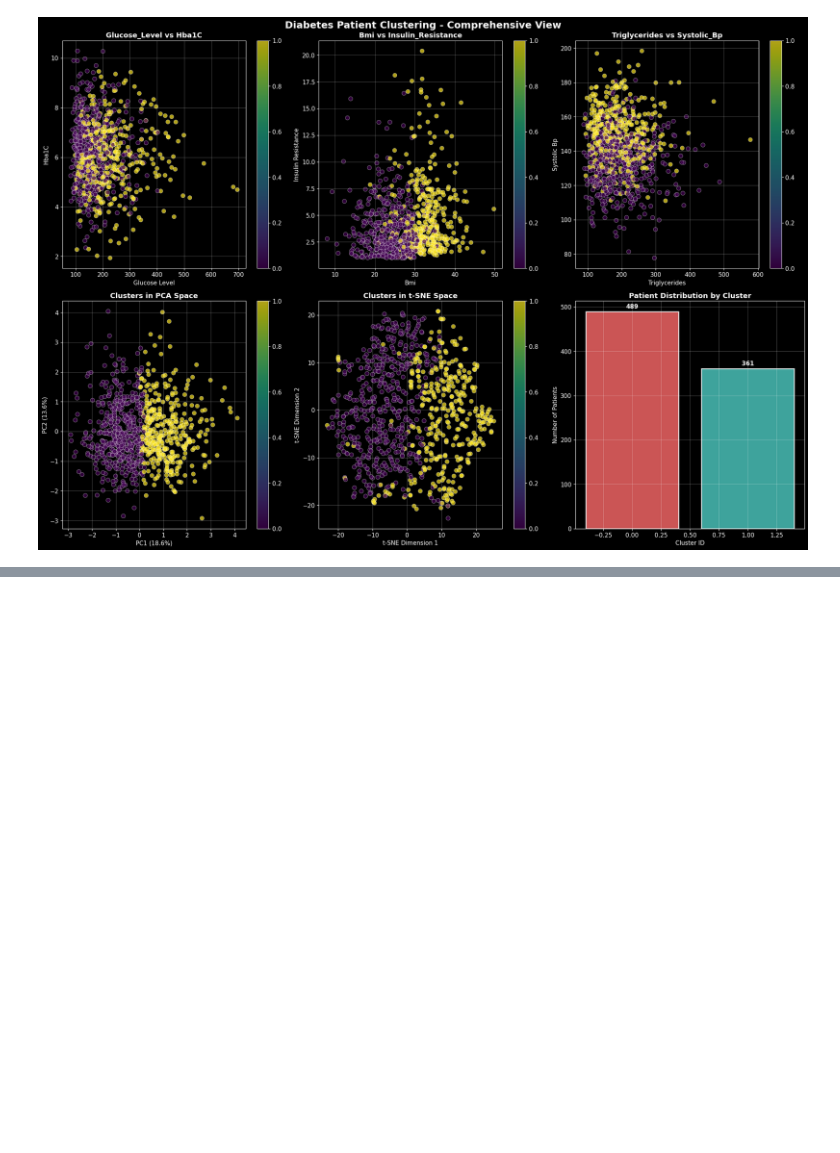
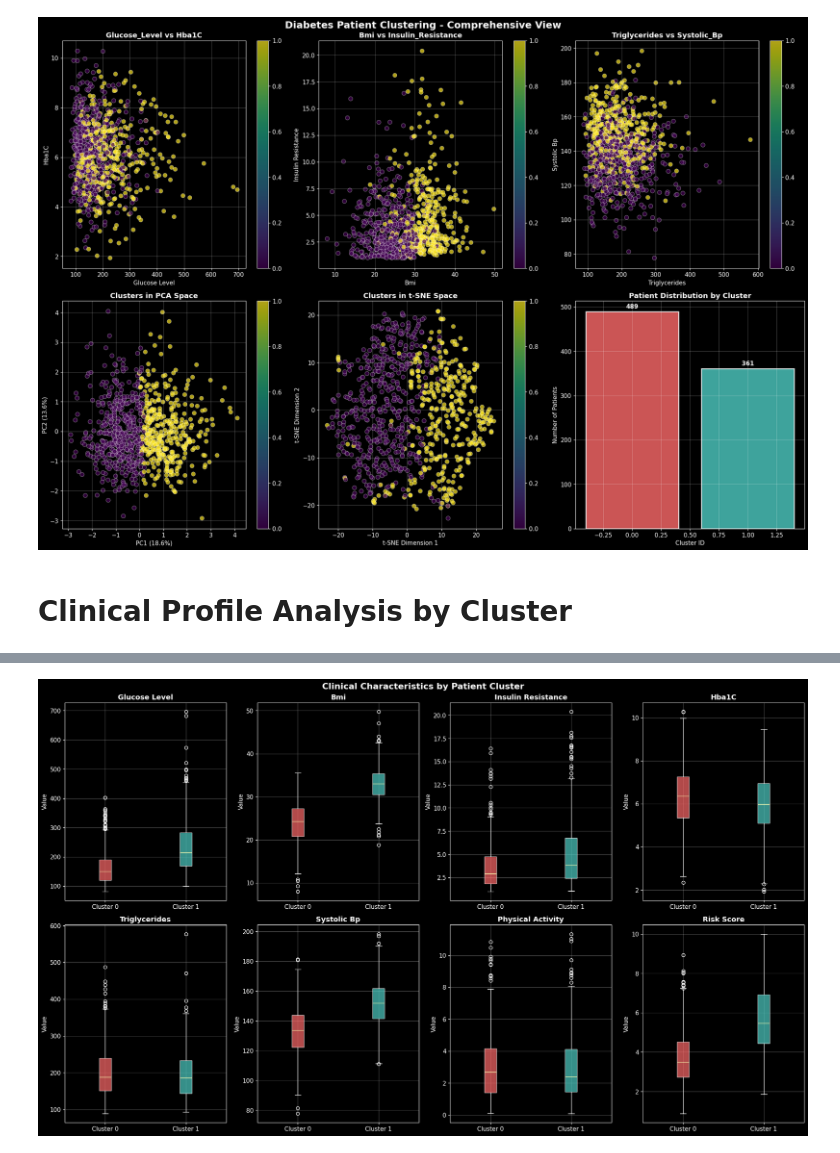
Before and after one commit to lucks-13/Diabetes-Risk-Assessment, a Jupyter notebook: code.ipynb, the cells around one changed output, grey strips where cells are left out. Cells and saved outputs as stored; diff of their text form; code cells hidden in the pictures; blank space fills up the shorter version.

Commit message:
Clinical Profile Analysis by Cluster

```diff
--- a/code.ipynb
+++ b/code.ipynb
@@ -377,3 +377,76 @@ Final K-Means Results:
    Silhouette Score: 0.129
    Calinski-Harabasz Score: 122.052
 [figure]
+# %% [markdown]
+# Clinical Profile Analysis by Cluster
+# %%
+def analyze_patient_clusters(dataframe, cluster_col='patient_cluster'):
+    """Comprehensive clinical analysis of patient clusters"""
+
+    print("Clinical Profile Analysis by Patient Cluster")
+    print("=" * 55)
+
+    cluster_profiles = dataframe.groupby(cluster_col)[clustering_vars + ['diabetes_status', 'risk_score']].agg({
+        'glucose_level': ['mean', 'std'],
+        'bmi': ['mean', 'std'],
+        'insulin_resistance': ['mean', 'std'],
+        'hba1c': ['mean', 'std'],
+        'triglycerides': ['mean', 'std'],
+        'systolic_bp': ['mean', 'std'],
+        'physical_activity': ['mean', 'std'],
+        'stress_level': ['mean', 'std'],
+        'diabetes_status': ['count', 'sum', 'mean'],
+        'risk_score': ['mean', 'std']
+    }).round(2)
+
+    print(" Detailed Cluster Statistics:")
+    print(cluster_profiles)
+
+    risk_analysis = dataframe.groupby(cluster_col).agg({
+        'diabetes_status': 'mean',
+        'risk_score': 'mean',
+        'glucose_level': 'mean',
+        'bmi': 'mean',
+        'hba1c': 'mean'
+    }).round(3)
+
+    risk_analysis['risk_category'] = pd.cut(
+        risk_analysis['diabetes_status'],
+        bins=[0, 0.3, 0.6, 1.0],
+        labels=['Low Risk', 'Moderate Risk', 'High Risk']
+    )
+
+    print(f"\nRisk Stratification by Cluster:")
+    print(risk_analysis)
+
+    return cluster_profiles, risk_analysis
+
+cluster_profiles, risk_stratification = analyze_patient_clusters(diabetes_df)
+
+fig, axes = plt.subplots(2, 4, figsize=(20, 12))
+fig.suptitle('Clinical Characteristics by Patient Cluster', fontsize=16, fontweight='bold')
+
+key_features = ['glucose_level', 'bmi', 'insulin_resistance', 'hba1c',
+               'triglycerides', 'systolic_bp', 'physical_activity', 'risk_score']
+
+for idx, feature in enumerate(key_features):
+    ax = axes[idx//4, idx%4]
+
+    cluster_data = [diabetes_df[diabetes_df['patient_cluster']==c][feature].values
+                   for c in sorted(diabetes_df['patient_cluster'].unique())]
+
+    box_plot = ax.boxplot(cluster_data, patch_artist=True,
+                         labels=[f'Cluster {i}' for i in range(len(cluster_data))])
+
+    for patch, color in zip(box_plot['boxes'], colors[:len(cluster_data)]):
+        patch.set_facecolor(color)
+        patch.set_alpha(0.7)
+        patch.set_edgecolor('white')
+
+    ax.set_title(feature.replace('_', ' ').title(), fontweight='bold')
+    ax.set_ylabel('Value')
+    ax.grid(True, alpha=0.3)
+
+plt.tight_layout()
+plt.show()
+# %% [output]
@@ -379,0 +470 @@ Final K-Means Results:
+[figure, added]
```
Also changed, not shown: parts of 1 cell of this notebook.
